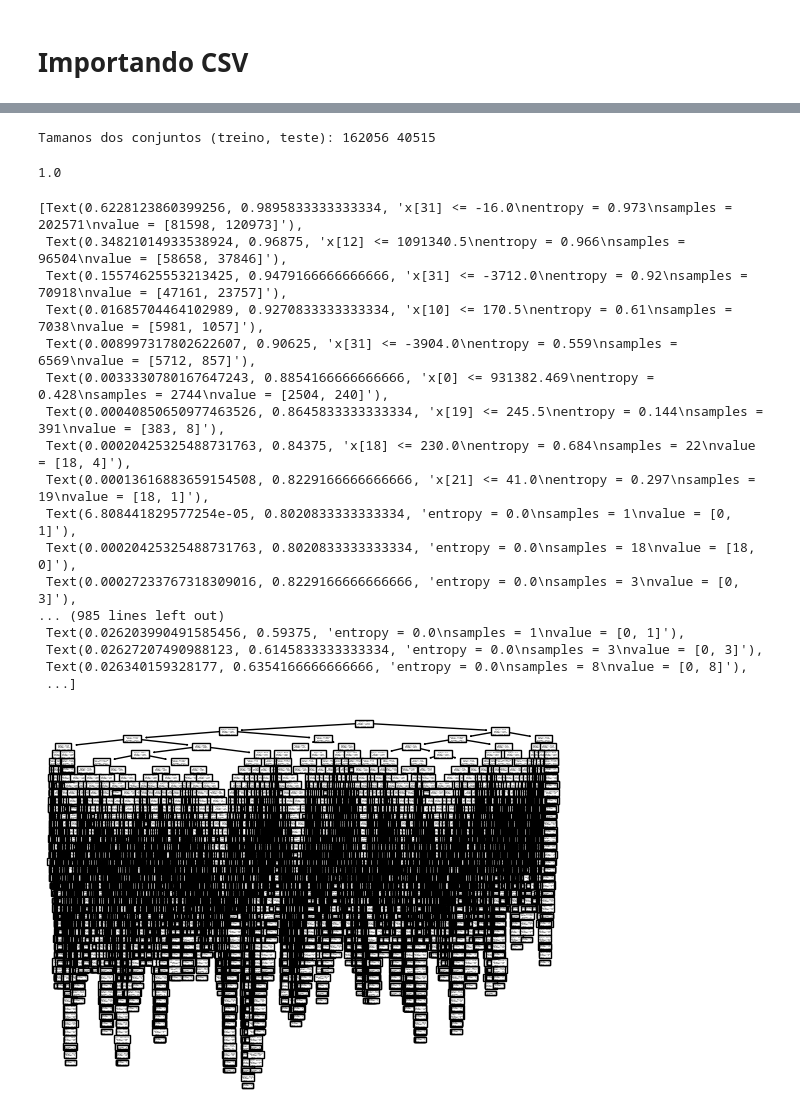
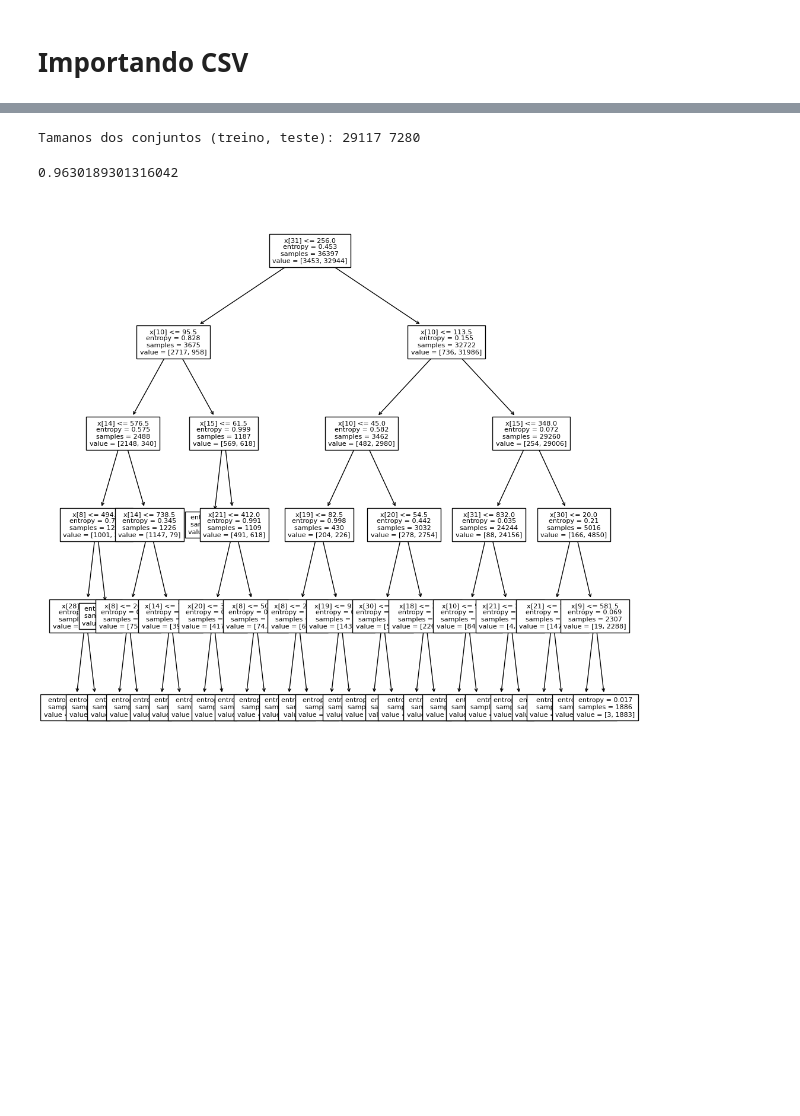
Before and after one commit to radc/Trabalho-ML, a Jupyter notebook: Scripts/AI/AI.ipynb, the cells around one changed output, grey strips where cells are left out. Drawn from its saved outputs; the diff is of its cells as text; code cells hidden in the pictures; blank space fills up the shorter version.

Commit message:
Atualzações no Notebook de treino

```diff
--- a/Scripts/AI/AI.ipynb
+++ b/Scripts/AI/AI.ipynb
@@ -10,7 +10,7 @@ df_codingdata = pd.read_csv("../../Outputs/codingdata_vidyo4_22.csv",sep="\t", n
       "treetype","width","x","y","prevpocheight","prevpocwidth","thisheightminusprevheight","thiswidthminusprevwidth",
       "thissizeminusprevsize"])
 
-df_codingdata.query("cost > 0 and poc > 0")
+df_codingdata = df_codingdata.query("cost > 0 and poc > 0 and width >= 32 and height >= 32 and width == height")
 
 df_desfecho = pd.read_csv("../../Outputs/encodeddata_vidyo4_22.csv",sep="\t", index_col=0 ,names=["poc","depth","x","y","w","h"])
 
@@ -74,10 +69,10 @@ from sklearn.model_selection import train_test_split
 treino, teste = train_test_split(dados, test_size=0.2)
 print("Tamanos dos conjuntos (treino, teste):", len(treino), len(teste))
 # %% [output]
-Tamanos dos conjuntos (treino, teste): 162056 40515
+Tamanos dos conjuntos (treino, teste): 29117 7280
 # %%
 from sklearn import tree
-clf = tree.DecisionTreeClassifier(random_state=0, criterion="entropy")
+clf = tree.DecisionTreeClassifier(random_state=0, criterion="entropy", max_depth=5)
 X_treino = dados.drop('target', axis='columns')
 y_treino = dados['target']
 
@@ -93,25 +88,19 @@ predicoes = model.predict(X_teste)
 acc = accuracy_score(y_teste, predicoes)
 print(acc)
 # %% [output]
-1.0
+0.9630189301316042
-# %%
-tree.plot_tree(model)
-# %% [output]
-[Text(0.6228123860399256, 0.9895833333333334, 'x[31] <= -16.0\nentropy = 0.973\nsamples = 202571\nvalue = [81598, 120973]'),
- Text(0.34821014933538924, 0.96875, 'x[12] <= 1091340.5\nentropy = 0.966\nsamples = 96504\nvalue = [58658, 37846]'),
- Text(0.15574625553213425, 0.9479166666666666, 'x[31] <= -3712.0\nentropy = 0.92\nsamples = 70918\nvalue = [47161, 23757]'),
- Text(0.01685704464102989, 0.9270833333333334, 'x[10] <= 170.5\nentropy = 0.61\nsamples = 7038\nvalue = [5981, 1057]'),
- Text(0.008997317802622607, 0.90625, 'x[31] <= -3904.0\nentropy = 0.559\nsamples = 6569\nvalue = [5712, 857]'),
- Text(0.0033330780167647243, 0.8854166666666666, 'x[0] <= 931382.469\nentropy = 0.428\nsamples = 2744\nvalue = [2504, 240]'),
- Text(0.00040850650977463526, 0.8645833333333334, 'x[19] <= 245.5\nentropy = 0.144\nsamples = 391\nvalue = [383, 8]'),
- Text(0.00020425325488731763, 0.84375, 'x[18] <= 230.0\nentropy = 0.684\nsamples = 22\nvalue = [18, 4]'),
- Text(0.00013616883659154508, 0.8229166666666666, 'x[21] <= 41.0\nentropy = 0.297\nsamples = 19\nvalue = [18, 1]'),
- Text(6.808441829577254e-05, 0.8020833333333334, 'entropy = 0.0\nsamples = 1\nvalue = [0, 1]'),
- Text(0.00020425325488731763, 0.8020833333333334, 'entropy = 0.0\nsamples = 18\nvalue = [18, 0]'),
- Text(0.00027233767318309016, 0.8229166666666666, 'entropy = 0.0\nsamples = 3\nvalue = [0, 3]'),
-... (985 lines left out)
- Text(0.026203990491585456, 0.59375, 'entropy = 0.0\nsamples = 1\nvalue = [0, 1]'),
- Text(0.02627207490988123, 0.6145833333333334, 'entropy = 0.0\nsamples = 3\nvalue = [0, 3]'),
- Text(0.026340159328177, 0.6354166666666666, 'entropy = 0.0\nsamples = 8\nvalue = [0, 8]'),
- ...]
-[figure, removed]
+# %%
+import matplotlib.pyplot as plt
+
+
+plt.figure(figsize=(12,12))  # set plot size (denoted in inches)
+tree.plot_tree(model, fontsize=8, feature_names=['cost',"cunumberpel","currbtdepth","currdepth","currmtdepth","currqtdepth","currtrdepth","diagavg",
+      "diagsad","diavar","diffminmax","distortion","fracbits","height","max","min","modetype","qp",
+      "pelavg","pelcornersavg","peldiffdiagonal","peldifffullcorneravg","squaredcu","videoresheight","videoreswidth",
+      "treetype","width","prevpocheight","prevpocwidth","thisheightminusprevheight","thiswidthminusprevwidth",
+      "thissizeminusprevsize",'target'])
+plt.show()
+
+#tree.plot_tree(model)
+# %% [output]
+[figure, added]
```
Also changed, not shown: parts of 4 cells of this notebook.
